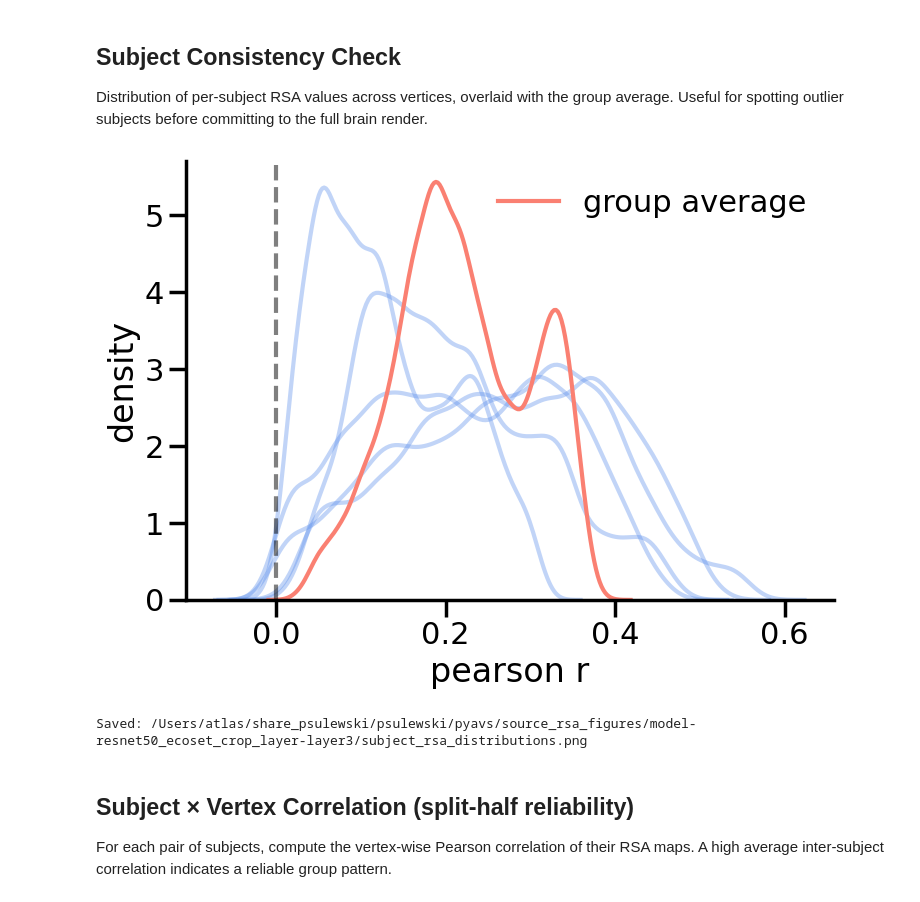
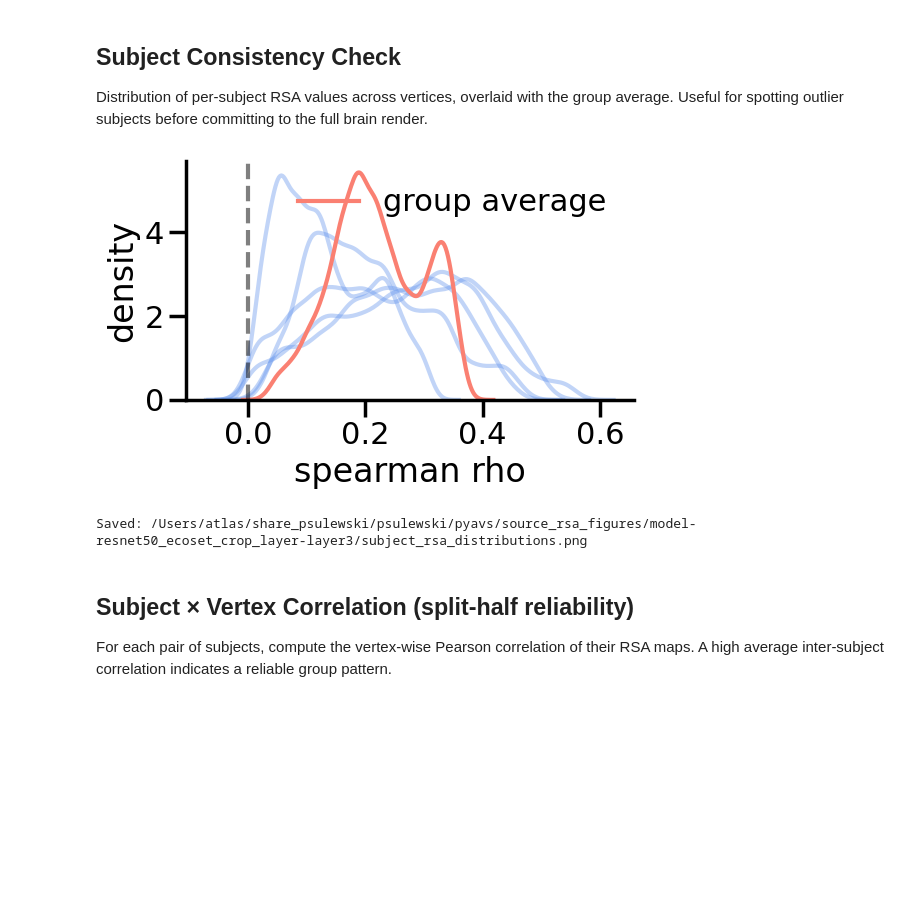
Before and after one commit to KietzmannLab/pyavs, a Jupyter notebook: scripts/rsa_analysis/plot_source_rsa_brain.ipynb, the cells around one changed output. Saved outputs shown, nothing was run; the diff lists cells and outputs as text; code cells hidden in the pictures; blank space fills up the shorter version.

```diff
--- a/scripts/rsa_analysis/plot_source_rsa_brain.ipynb
+++ b/scripts/rsa_analysis/plot_source_rsa_brain.ipynb
@@ -56,7 +56,7 @@ colormap = 'magma'
 # Color limits for Pearson r (set vmax=None for auto from 99th percentile)
 vmin = 0.0
 vmid = None   # None → auto midpoint
-vmax = None # None → auto 99th percentile of group average
+vmax = 0.45 # None → auto 99th percentile of group average
 
 print(f'Model: {model_name}  Layer: {layer}')
 print(f'Layers (WTA): {layers}')
@@ -172,7 +172,7 @@ def plot_brain(
 
 
 def create_colorbar(vmin, vmid, vmax, colormap, output_dir,
-                    label='pearson r', fname='colorbar'):
+                    label='spearman rho', fname='colorbar'):
     """Save a standalone horizontal colorbar figure."""
     plt.figure(figsize=(5.5, 3.4))
     ax = plt.gca()
@@ -373,8 +373,8 @@ WARNING: noise ceiling STC not found.
 # %%
 if nc_stc is not None:
     # ── Brain plot: noise ceiling ────────────────────────────────────────────
-    nc_vmin, nc_vmid, nc_vmax = auto_clim(nc_stc, vmin=0.0)
-    print(f'Noise ceiling color limits: {nc_vmin:.3f} – {nc_vmax:.3f}\n')
+    #nc_vmin, nc_vmid, nc_vmax = auto_clim(nc_stc, vmin=0.0)
+    #print(f'Noise ceiling color limits: {nc_vmin:.3f} – {nc_vmax:.3f}\n')
 
     for surface in surfaces:
         for view in views:
@@ -386,7 +386,7 @@ if nc_stc is not None:
                     surface=surface, view=view,
                     subjects_dir=subjects_dir, morph_to=morph_to,
                     colormap=colormap,
-                    vmin=nc_vmin, vmid=nc_vmid, vmax=nc_vmax,
+                    vmin=vmin, vmid=vmid, vmax=vmax,
                     save_path=save_path,
                 )
                 brain.close()
@@ -394,7 +394,7 @@ if nc_stc is not None:
                 print(f'  ERROR ({surface}, {view}): {e}')
 
     create_colorbar(
-        vmin=nc_vmin, vmid=nc_vmid, vmax=nc_vmax,
+        vmin=vmin, vmid=vmid, vmax=vmax,
         colormap=colormap,
         output_dir=output_dir,
         label='noise ceiling lower bound [pearson r]',
@@ -451,30 +460,30 @@ Skipping noise ceiling plots (STC not found).
 Distribution of per-subject RSA values across vertices, overlaid with the group average.
 Useful for spotting outlier subjects before committing to the full brain render.
 # %%
-plt.figure(figsize=(8, 6))
+plt.figure(figsize=(6, 4))
 
 for stc_s, sub in zip(stcs, loaded_subjects):
     vals = stc_s.data.ravel()
     sns.kdeplot(vals, color='cornflowerblue', alpha=0.4)
 
 # Group average on top
 sns.kdeplot(avg_stc.data.ravel(), color='salmon', label='group average')
 
 plt.axvline(x=0, color='black', linestyle='--', alpha=0.5)
-plt.xlabel('pearson r')
+plt.xlabel('spearman rho')
 plt.ylabel('density')
 plt.legend(frameon=False)
 sns.despine()
 plt.tight_layout()
 
 fpath = os.path.join(output_dir, 'subject_rsa_distributions')
 for ext in ('png', 'pdf'):
     plt.savefig(f'{fpath}.{ext}', dpi=300, bbox_inches='tight',
                 facecolor='white', edgecolor='none')
 plt.show()
 print(f'Saved: {fpath}.png')
 # %% [output]
-[figure, old version]
+[figure, new version]
 Saved: /Users/atlas/share_psulewski/psulewski/pyavs/source_rsa_figures/model-resnet50_ecoset_crop_layer-layer3/subject_rsa_distributions.png
 # %% [markdown]
 ## Subject × Vertex Correlation (split-half reliability)
```
Also changed, not shown: parts of 4 cells of this notebook, 1 other file.
